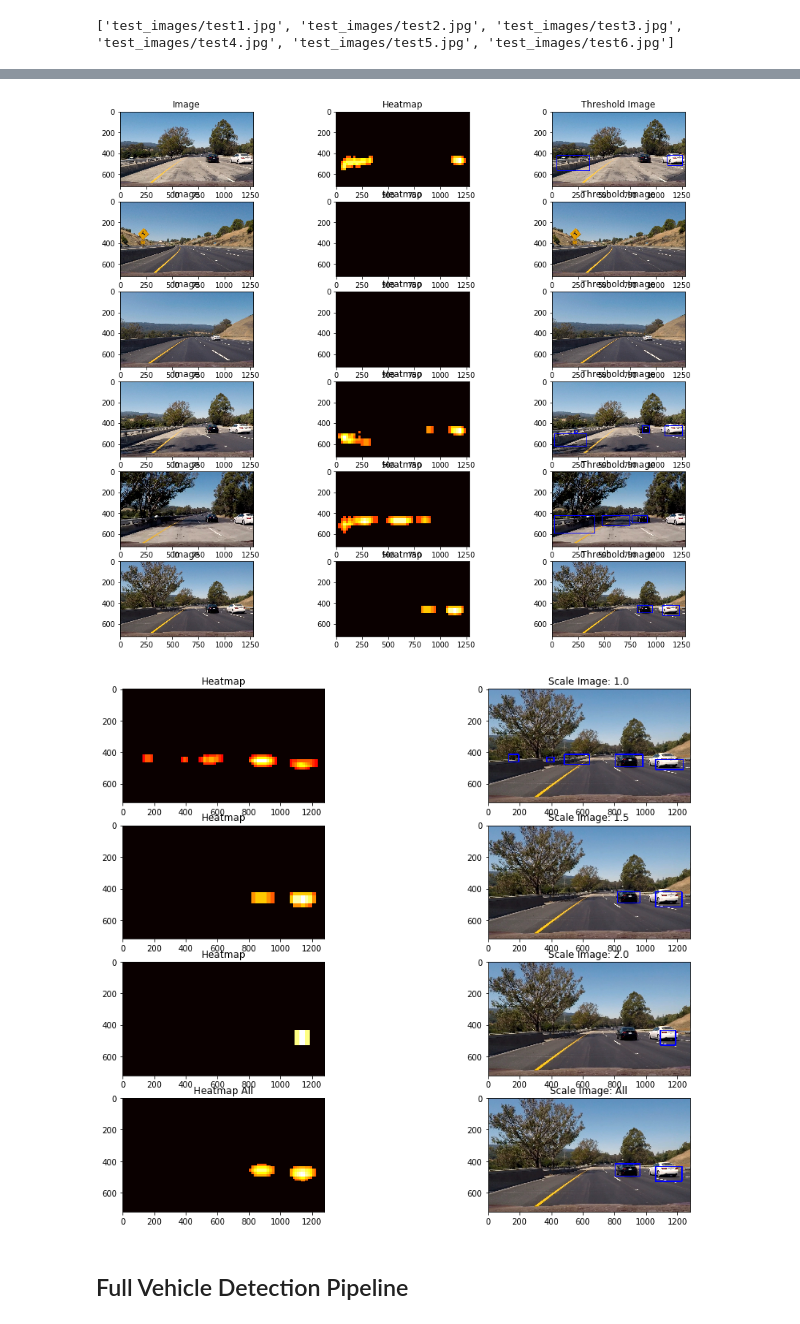
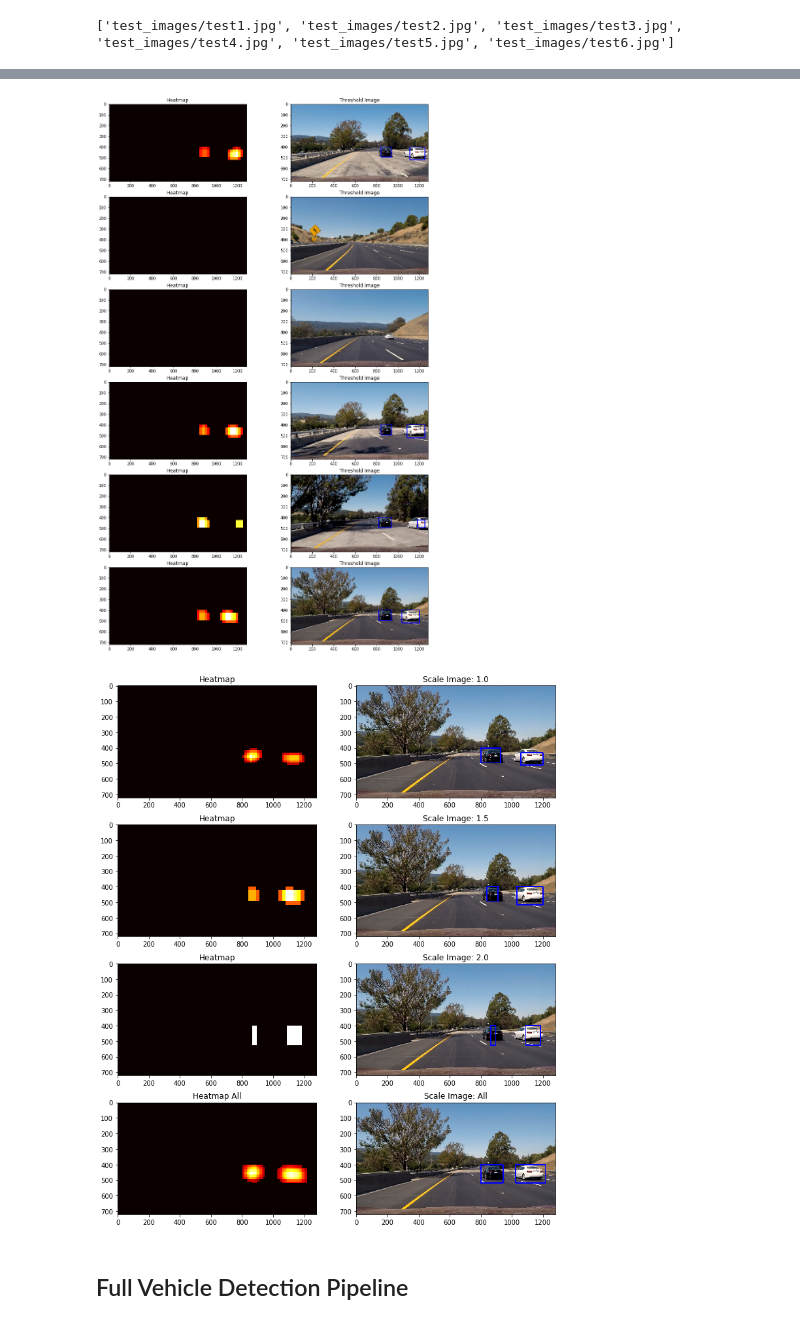
Before and after one commit to patrickcleeve/CarND-Term1-Vehicle-Detection-P5, a Jupyter notebook: CarND-Vehicle-Detection.ipynb, the cells around one changed output, grey strips where cells are left out. Cells and saved outputs as stored; diff of their text form; code cells hidden in the pictures.

Commit message:
Final pipeline and video processing
Fixed issue with scaling data before training, working video pipeline implementation

```diff
--- a/CarND-Vehicle-Detection.ipynb
+++ b/CarND-Vehicle-Detection.ipynb
@@ -492,8 +492,8 @@ orient = 9              # Number of gradient orientations
 pix_per_cell = 8
 cell_per_block = 2
 hog_channel = "ALL"         # Can be 0, 1, 2, "ALL"
-spatial_size = (64, 64) # Spatial binning dimensions
-hist_bins = 64          # Number of histogram bins
+spatial_size = (32, 32) # Spatial binning dimensions
+hist_bins = 32          # Number of histogram bins
 spatial_feat = True     # Spatial features on or off
 hist_feat = True        # Histogram features on or off
 hog_feat = True         # HOG features on or off
@@ -569,7 +569,7 @@ svc = LinearSVC(C=1000)
 
 # Check training time for the SVC
 t = time.time()
-svc.fit(X_train, y_train)
+svc.fit(scaled_X_train, y_train)
 
 print("Time to train Linear SVC:  ", round(time.time() - t, 2), " seconds")
 
@@ -578,7 +578,7 @@ print("SVM Paramaters: ", svc.get_params())
 
 
 # Check score of SVC
-print("Test Accuracy of Linear SVC: ", round(svc.score(X_test, y_test), 4))
+print("Test Accuracy of Linear SVC: ", round(svc.score(scaled_X_test, y_test), 4))
 # %% [output]
 Started...
 Training full model on all  17760  examples
@@ -664,8 +664,8 @@ orient = 9              # Number of gradient orientations
 pix_per_cell = 8
 cell_per_block = 2
 hog_channel = "ALL"         # Can be 0, 1, 2, "ALL"
-spatial_size = (64, 64) # Spatial binning dimensions
-hist_bins = 64          # Number of histogram bins
+spatial_size = (32, 32) # Spatial binning dimensions
+hist_bins = 32          # Number of histogram bins
 spatial_feat = True     # Spatial features on or off
 hist_feat = True        # Histogram features on or off
 hog_feat = True         # HOG features on or off
@@ -861,41 +861,41 @@ for image_path in test_images:
     # Rescale .jpg image (done inside find cars)
     # image = image.astype(np.float32)/255
 
     b_boxes = find_cars(image, ystart, ystop, scale, svc, X_scaler,
                         orient, pix_per_cell, cell_per_block, spatial_size, hist_bins)
 
 
     # Heatmap
     heatmap = np.zeros_like(image[:,:,0]).astype(np.float)
 
 
     # Apply heatmap
     heatmap = add_heat(heatmap, b_boxes)
 
     # Apply threshold to help remove false positives
-    heatmap = apply_threshold(heatmap,5)
+    heatmap = apply_threshold(heatmap,2)
 
     # Visualize the heatmap when displaying
     #heatmap = np.clip(heat, 0, 255)
 
     # Find final boxes from heatmap using label function
     labels = label(heatmap)
     new_img = draw_labeled_bboxes(new_img, labels)
 
-    images.append(image)
-    titles.append("Image")
+    #images.append(image)
+    #titles.append("Image")
     images.append(heatmap)
     titles.append("Heatmap")
     images.append(new_img)
     titles.append("Threshold Image")
 
 
-fig = plt.figure(figsize=(15, 20))
-visualize(fig, 9, 3, images, titles)
+fig = plt.figure(figsize=(15, 25))
+visualize(fig, 6, 2, images, titles)
 # %% [output]
-[figure, old version]
+[figure, new version]
 # %%
-# Testing on multiple scales
+# Testing on Multiple Scales
 
 # For visualisation
 images = []
@@ -937,7 +937,7 @@ for scale in scales:
     heatmap_all = add_heat(heatmap_all, b_boxes)
 
     # Apply threshold to help remove false positives
-    heatmap = apply_threshold(heatmap,5)
+    heatmap = apply_threshold(heatmap,3)
 
     # Find final boxes from heatmap using label function
     labels = label(heatmap)
@@ -954,7 +954,7 @@ for scale in scales:
 new_img = np.copy(image)
 
 # Apply threshold to help remove false positives
-heatmap_all = apply_threshold(heatmap_all,15)
+heatmap_all = apply_threshold(heatmap_all,4)
 
 # Find final boxes from heatmap using label function
 labels = label(heatmap_all)
@@ -968,8 +968,8 @@ titles.append("Scale Image: All")
 
 
 
-fig = plt.figure(figsize=(15, 12))
+fig = plt.figure(figsize=(12, 15))
 visualize(fig, 4, 2, images, titles)
 # %% [output]
-[figure, old version]
+[figure, new version]
 # %%
```
Also changed, not shown: parts of 10 cells of this notebook, 1 other file.
